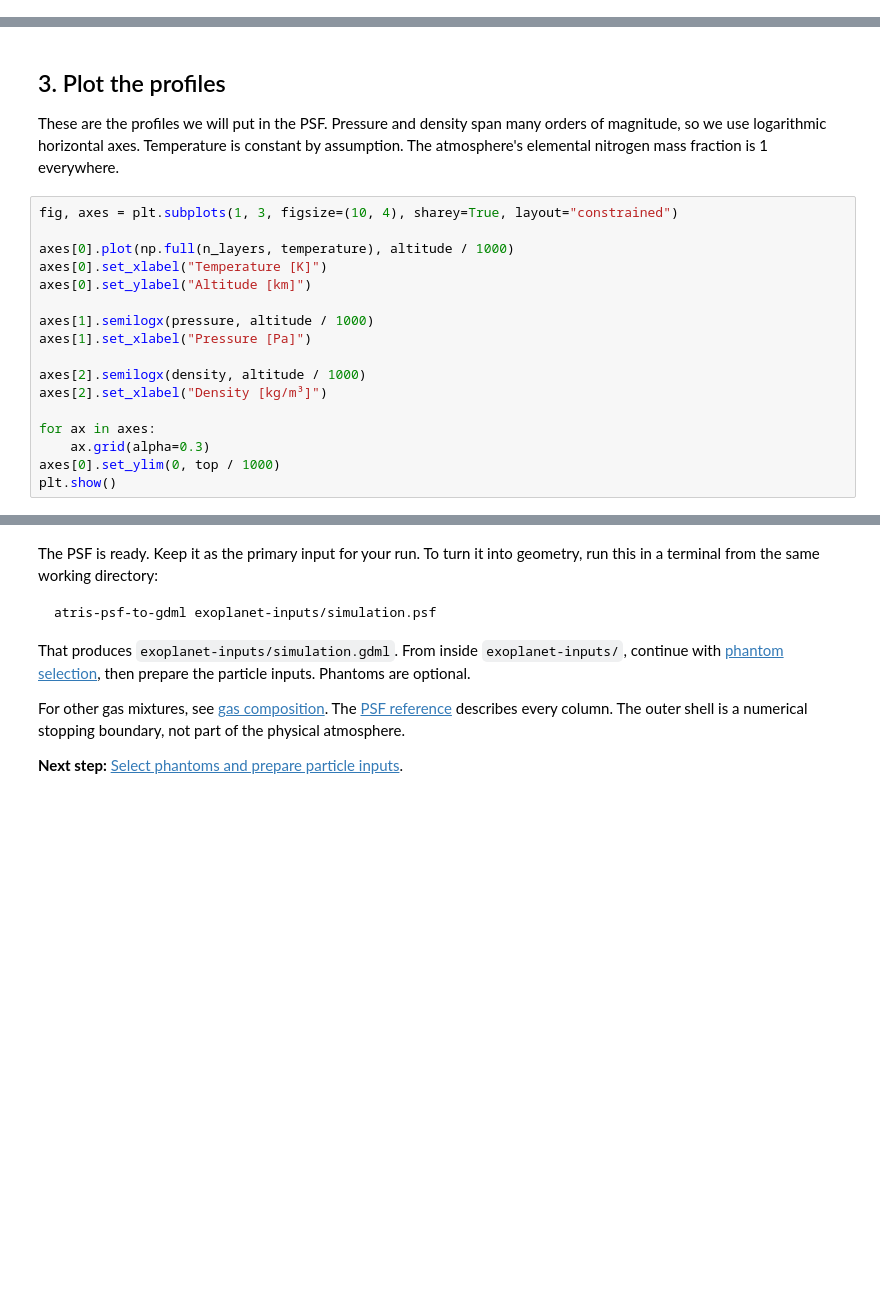
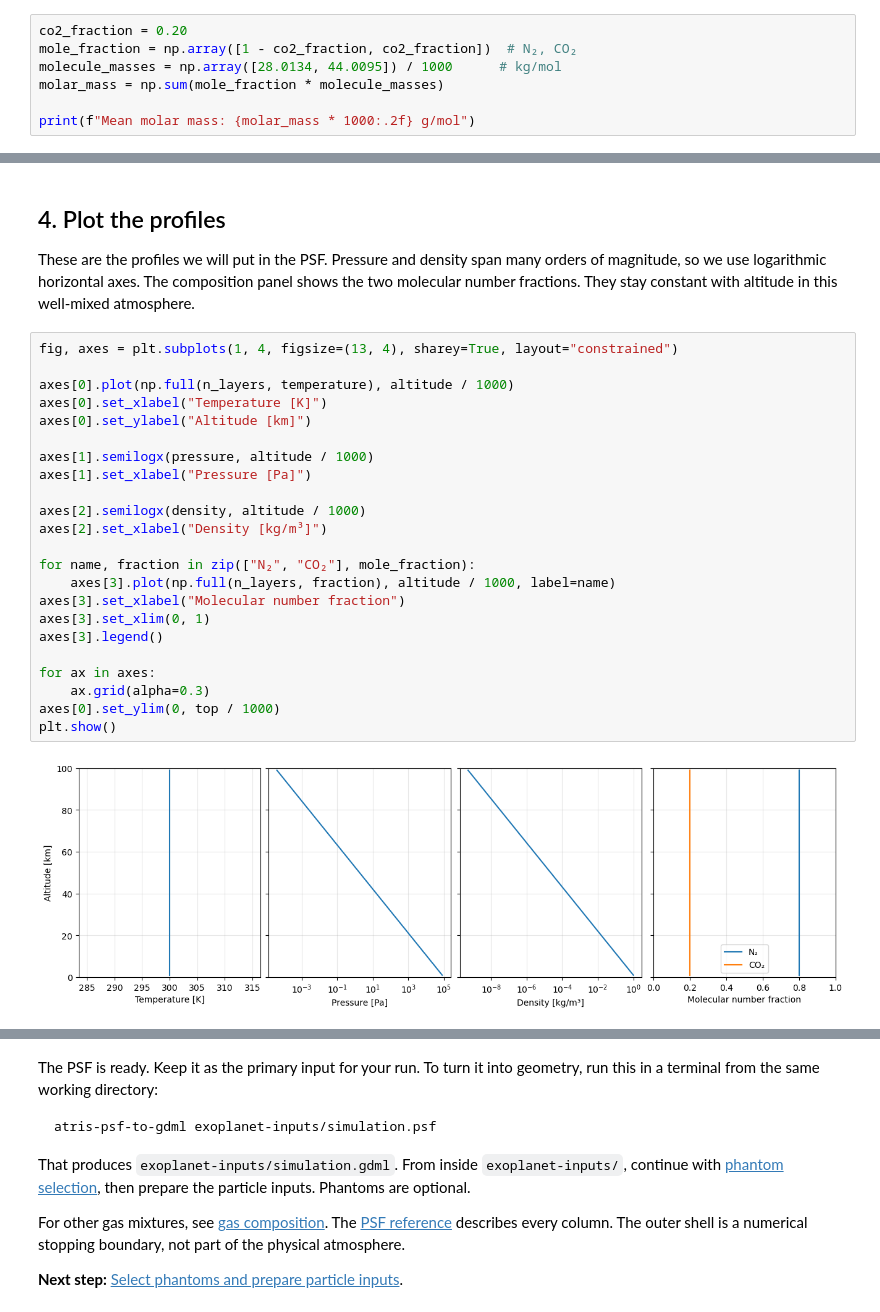
Before and after one commit to AtRIS-software/atris, a Jupyter notebook: docs/tutorials/exoplanet-psf.ipynb, the cells around one changed output, grey strips where cells are left out. Cells and saved outputs as stored; diff of their text form; blank space fills up the shorter version.

```diff
--- a/docs/tutorials/exoplanet-psf.ipynb
+++ b/docs/tutorials/exoplanet-psf.ipynb
@@ -29,0 +45,7 @@ n_layers = 50
+# %%
+co2_fraction = 0.20
+mole_fraction = np.array([1 - co2_fraction, co2_fraction])  # N₂, CO₂
+molecule_masses = np.array([28.0134, 44.0095]) / 1000      # kg/mol
+molar_mass = np.sum(mole_fraction * molecule_masses)
+
+print(f"Mean molar mass: {molar_mass * 1000:.2f} g/mol")
@@ -67,22 +93,33 @@ print(f"Scale height: {scale_height / 1000:.2f} km")
 # %% [markdown]
-## 3. Plot the profiles
+## 4. Plot the profiles
 
-These are the profiles we will put in the PSF. Pressure and density span many orders of magnitude, so we use logarithmic horizontal axes. Temperature is constant by assumption. The atmosphere's elemental nitrogen mass fraction is 1 everywhere.
+These are the profiles we will put in the PSF. Pressure and density span many
+orders of magnitude, so we use logarithmic horizontal axes. The composition
+panel shows the two molecular number fractions. They stay constant with altitude
+in this well-mixed atmosphere.
 # %%
-fig, axes = plt.subplots(1, 3, figsize=(10, 4), sharey=True, layout="constrained")
+fig, axes = plt.subplots(1, 4, figsize=(13, 4), sharey=True, layout="constrained")
 
 axes[0].plot(np.full(n_layers, temperature), altitude / 1000)
 axes[0].set_xlabel("Temperature [K]")
 axes[0].set_ylabel("Altitude [km]")
 
 axes[1].semilogx(pressure, altitude / 1000)
 axes[1].set_xlabel("Pressure [Pa]")
 
 axes[2].semilogx(density, altitude / 1000)
 axes[2].set_xlabel("Density [kg/m³]")
 
+for name, fraction in zip(["N₂", "CO₂"], mole_fraction):
+    axes[3].plot(np.full(n_layers, fraction), altitude / 1000, label=name)
+axes[3].set_xlabel("Molecular number fraction")
+axes[3].set_xlim(0, 1)
+axes[3].legend()
+
 for ax in axes:
     ax.grid(alpha=0.3)
 axes[0].set_ylim(0, top / 1000)
 plt.show()
+# %% [output]
+[figure, added]
 # %% [markdown]
```
Also changed, not shown: parts of 16 cells of this notebook, 21 other files.
